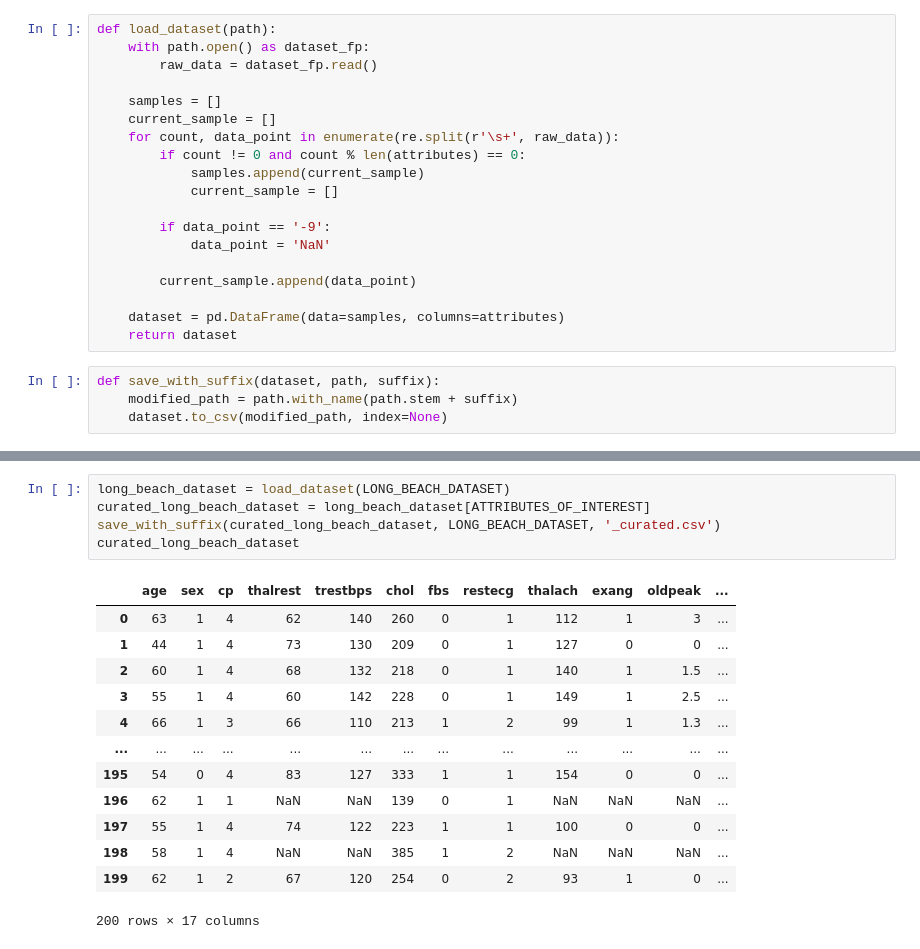
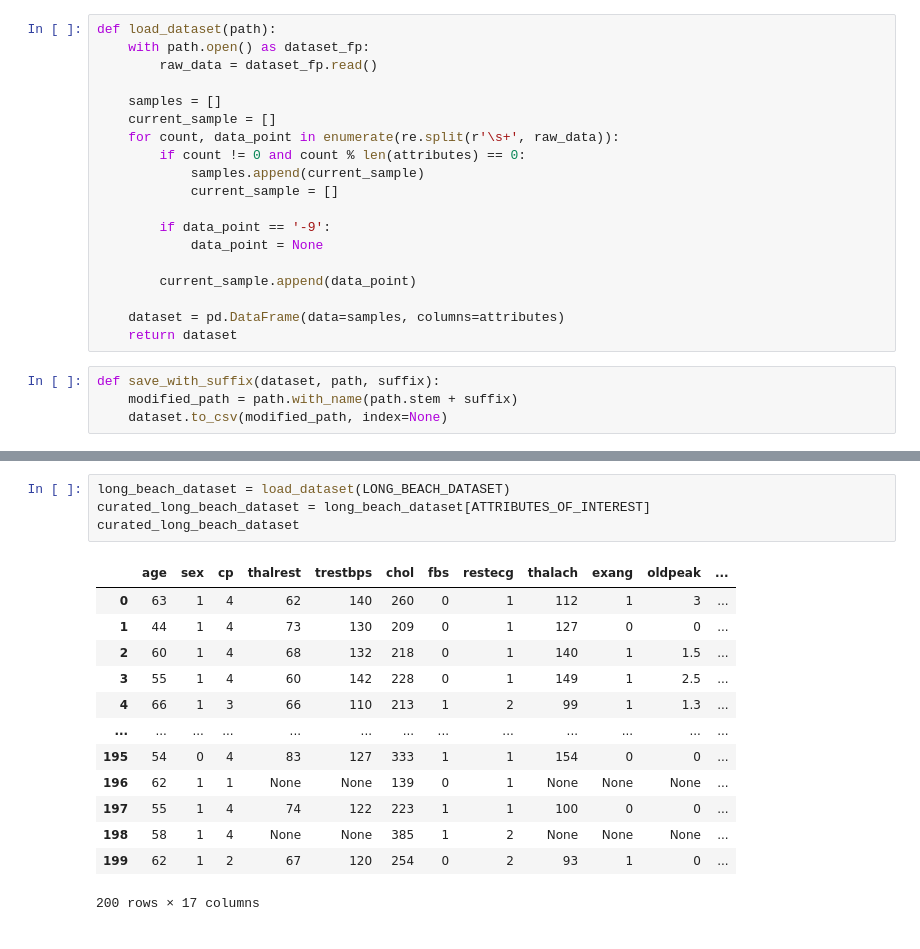
Before and after one commit to jerradmgenson/qdaim-proto, a Jupyter notebook: src/notebooks/preprocessing.ipynb, the cells around one changed output, grey strips where cells are left out. Saved outputs shown, nothing was run; the diff lists cells and outputs as text.

```diff
--- a/src/notebooks/preprocessing.ipynb
+++ b/src/notebooks/preprocessing.ipynb
@@ -29,7 +30,7 @@ def load_dataset(path):
             current_sample = []
 
         if data_point == '-9':
-            data_point = 'NaN'
+            data_point = None
 
         current_sample.append(data_point)
 
@@ -80,19 +79,18 @@ curated_hungarian_dataset
 # %%
 long_beach_dataset = load_dataset(LONG_BEACH_DATASET)
 curated_long_beach_dataset = long_beach_dataset[ATTRIBUTES_OF_INTEREST]
-save_with_suffix(curated_long_beach_dataset, LONG_BEACH_DATASET, '_curated.csv')
 curated_long_beach_dataset
 # %% [output]
 |  | age | sex | cp | thalrest | trestbps | chol | fbs | restecg | thalach | exang | oldpeak | ... |
 | 0 | 63 | 1 | 4 | 62 | 140 | 260 | 0 | 1 | 112 | 1 | 3 | ... |
 | 1 | 44 | 1 | 4 | 73 | 130 | 209 | 0 | 1 | 127 | 0 | 0 | ... |
 | 2 | 60 | 1 | 4 | 68 | 132 | 218 | 0 | 1 | 140 | 1 | 1.5 | ... |
 | 3 | 55 | 1 | 4 | 60 | 142 | 228 | 0 | 1 | 149 | 1 | 2.5 | ... |
 | 4 | 66 | 1 | 3 | 66 | 110 | 213 | 1 | 2 | 99 | 1 | 1.3 | ... |
 | ... | ... | ... | ... | ... | ... | ... | ... | ... | ... | ... | ... | ... |
 | 195 | 54 | 0 | 4 | 83 | 127 | 333 | 1 | 1 | 154 | 0 | 0 | ... |
-| 196 | 62 | 1 | 1 | NaN | NaN | 139 | 0 | 1 | NaN | NaN | NaN | ... |
+| 196 | 62 | 1 | 1 | None | None | 139 | 0 | 1 | None | None | None | ... |
 | 197 | 55 | 1 | 4 | 74 | 122 | 223 | 1 | 1 | 100 | 0 | 0 | ... |
-| 198 | 58 | 1 | 4 | NaN | NaN | 385 | 1 | 2 | NaN | NaN | NaN | ... |
+| 198 | 58 | 1 | 4 | None | None | 385 | 1 | 2 | None | None | None | ... |
 | 199 | 62 | 1 | 2 | 67 | 120 | 254 | 0 | 2 | 93 | 1 | 0 | ... |
 200 rows × 17 columns
```
Also changed, not shown: parts of 5 cells of this notebook, 5 other files.
